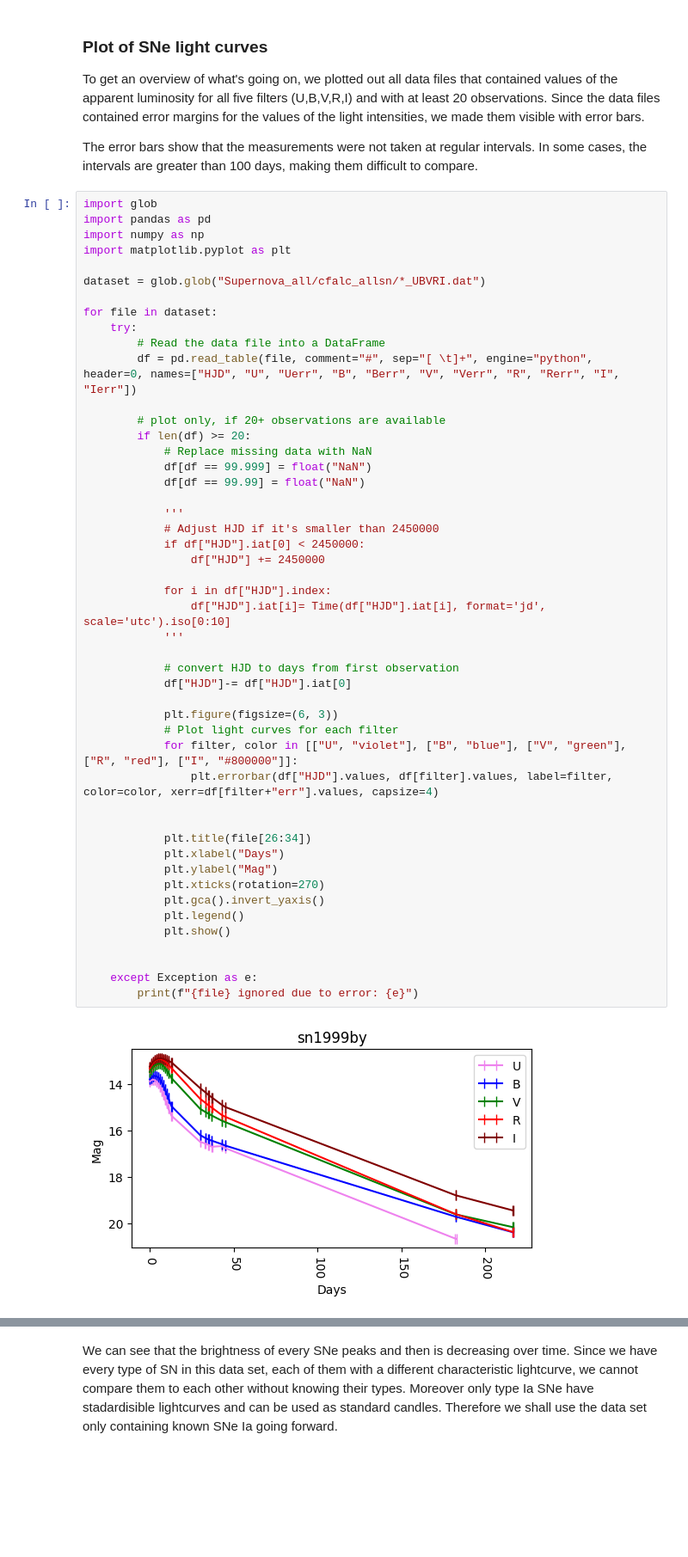
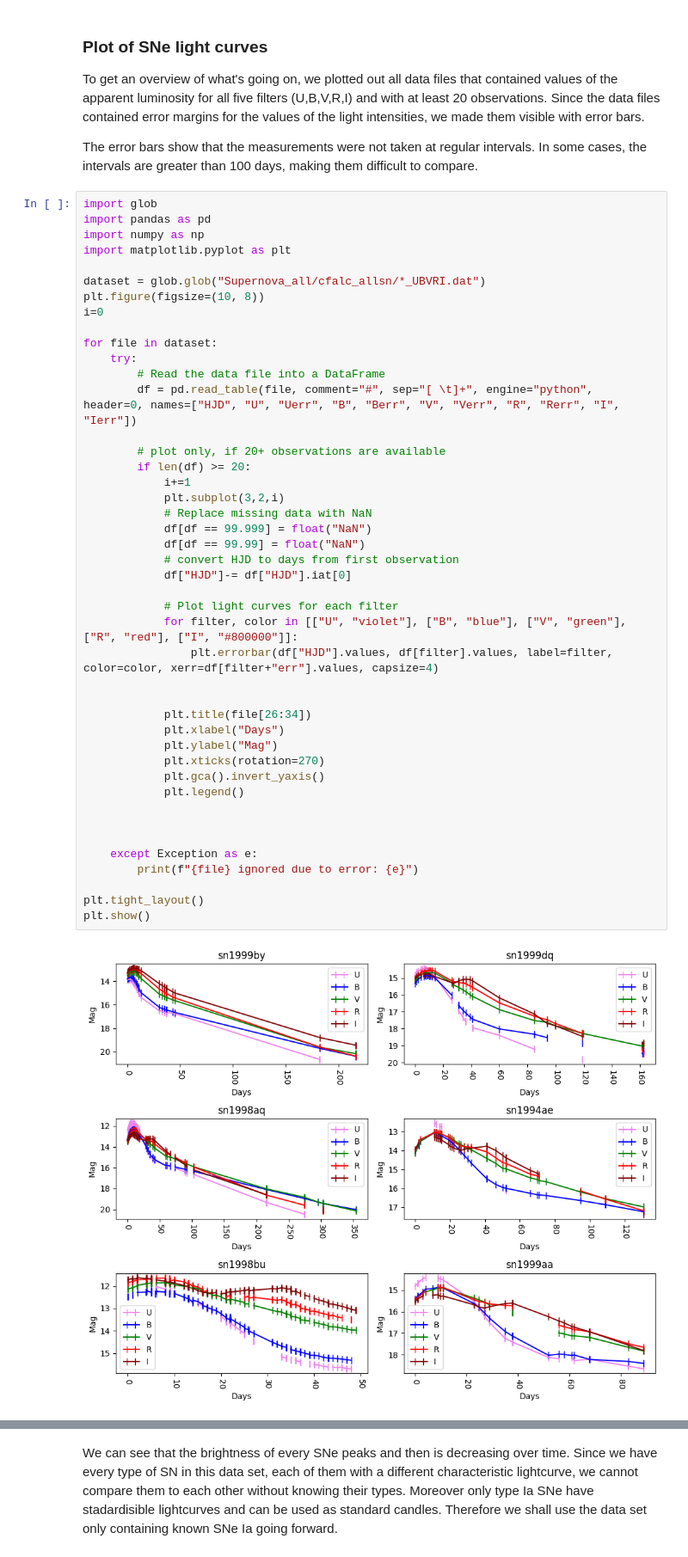
Before and after one commit to ThomasSchallar/statistics, a Jupyter notebook: main_file.ipynb, the cells around one changed output, grey strips where cells are left out. Shown at 86% size. Saved outputs shown, nothing was run; the diff lists cells and outputs as text; blank space fills up the shorter version.

```diff
--- a/main_file.ipynb
+++ b/main_file.ipynb
@@ -62,46 +62,42 @@ import numpy as np
 import matplotlib.pyplot as plt
 
 dataset = glob.glob("Supernova_all/cfalc_allsn/*_UBVRI.dat")
+plt.figure(figsize=(10, 8))
+i=0
 
 for file in dataset:
     try:
         # Read the data file into a DataFrame
         df = pd.read_table(file, comment="#", sep="[ \t]+", engine="python", header=0, names=["HJD", "U", "Uerr", "B", "Berr", "V", "Verr", "R", "Rerr", "I", "Ierr"])
 
         # plot only, if 20+ observations are available
         if len(df) >= 20:
+            i+=1
+            plt.subplot(3,2,i)
             # Replace missing data with NaN
             df[df == 99.999] = float("NaN")
             df[df == 99.99] = float("NaN")
-
-            '''
-            # Adjust HJD if it's smaller than 2450000
-            if df["HJD"].iat[0] < 2450000:
-                df["HJD"] += 2450000
-
-            for i in df["HJD"].index:
-                df["HJD"].iat[i]= Time(df["HJD"].iat[i], format='jd', scale='utc').iso[0:10]
-            '''
-
             # convert HJD to days from first observation
             df["HJD"]-= df["HJD"].iat[0]
 
-            plt.figure(figsize=(6, 3))
             # Plot light curves for each filter
             for filter, color in [["U", "violet"], ["B", "blue"], ["V", "green"], ["R", "red"], ["I", "#800000"]]:
                 plt.errorbar(df["HJD"].values, df[filter].values, label=filter, color=color, xerr=df[filter+"err"].values, capsize=4)
 
 
             plt.title(file[26:34])
             plt.xlabel("Days")
             plt.ylabel("Mag")
             plt.xticks(rotation=270)
             plt.gca().invert_yaxis()
             plt.legend()
-            plt.show()
+
 
 
     except Exception as e:
         print(f"{file} ignored due to error: {e}")
+
+plt.tight_layout()
+plt.show()
 # %% [output]
-[figure, old version]
+[figure, new version]
```
Also changed, not shown: parts of 33 cells of this notebook.
